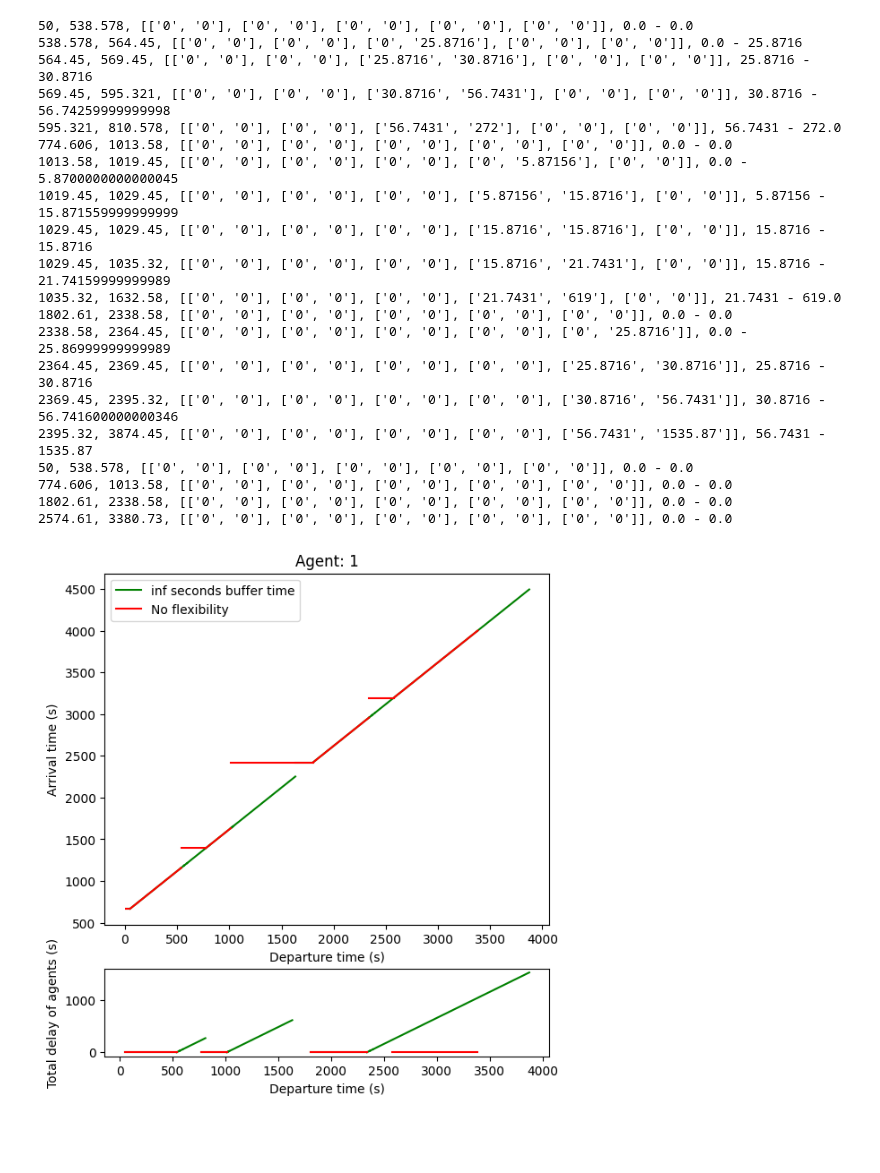
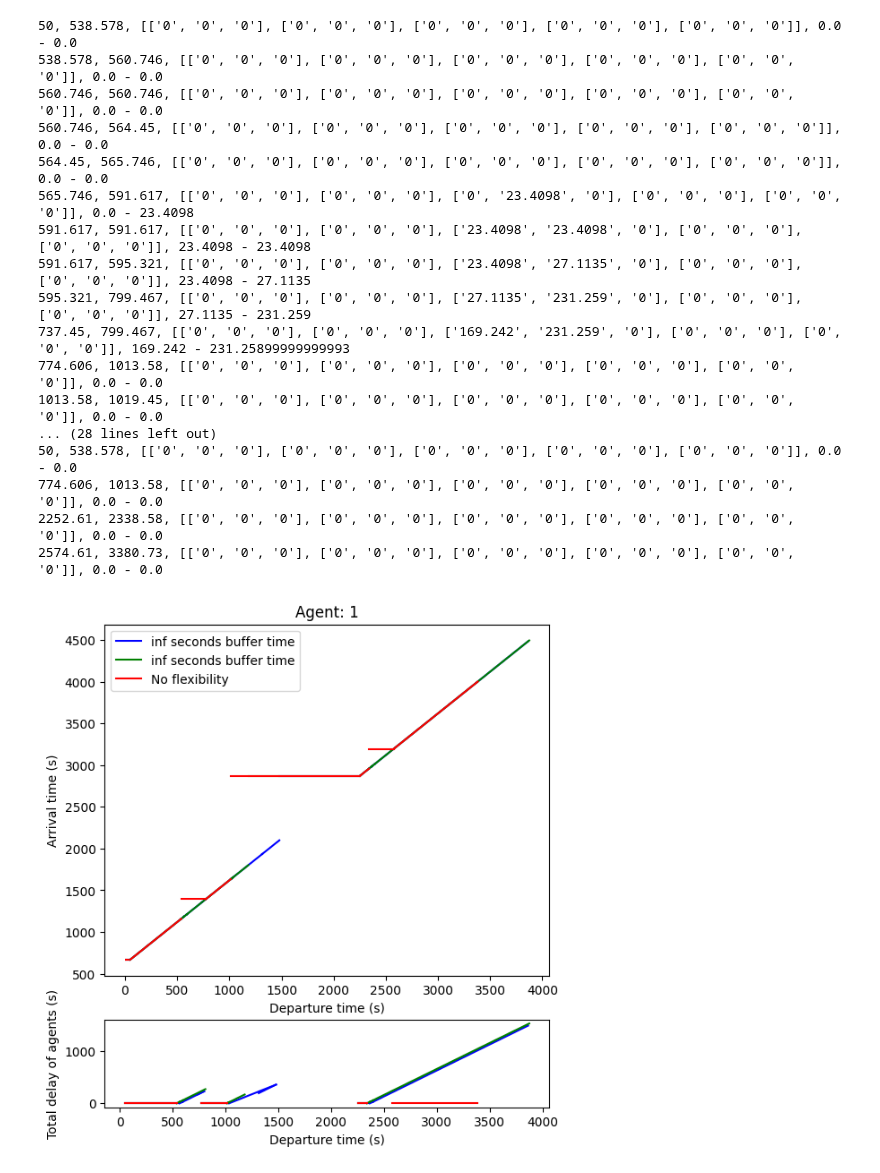
Before and after one commit to GoodGuyMe/delay-replanning-slack, a Jupyter notebook: experiments/blocking_experiments.ipynb, the cells around one changed output. Cells and saved outputs as stored; diff of their text form; code cells hidden in the pictures; blank space fills up the shorter version.

```diff
--- a/experiments/blocking_experiments.ipynb
+++ b/experiments/blocking_experiments.ipynb
@@ -31,9 +31,9 @@ def plot_atf(segments, label, color, eatfs, fig, axs):
 
         print(f"{alpha}, {beta}, {gammas}, {min_gamma} - {max_gamma}")
 
-def generate_intervals(max_buffer, layout, scenario, agent, agent_speed, move, fig, axs, color):
+def generate_intervals(max_buffer, use_recovery_time, layout, scenario, agent, agent_speed, move, fig, axs, color):
     # Generate intervals
-    generate.time_safe_intervals_and_write(layout, scenario, agent["trainNumber"], agent_speed, "output", max_buffer)
+    generate.time_safe_intervals_and_write(layout, scenario, agent["trainNumber"], agent_speed, "output", max_buffer, use_recovery_time)
     # generate.time_safe_intervals_and_write(layout, scenario, -1, 30, "output", max_buffer)
     # start = "r-n3_2" if agent["trainNumber"] == 1 else "t-n3_1"
     start = "r-n3_2"
@@ -61,53 +61,52 @@ layout =   "../data/single_track/woho.json"
 
 scenario_data = json.load(open(scenario))
 train_types = {x["name"]: x for x in scenario_data["types"]}
 for agent in scenario_data['trains']:
     # Get the global end time of scenario
     scenario_end_time = 0
     for i in range(len(agent["movements"])):
         move = agent["movements"][i]
         if 2 * move["endTime"] > scenario_end_time:
             scenario_end_time = 2 * move["endTime"]
     agent_speed = train_types[agent["trainUnitTypes"][0]]["speed"] * 1.09
     # agent_speed = 60
     for move in agent["movements"]:
         fig, axs = plt.subplots(2, gridspec_kw={"height_ratios": [4, 1]})
 
+        generate_intervals(float("inf"), True, layout, scenario, agent, agent_speed, move, fig, axs, color="blue")
+
         # Difference
-        generate_intervals(float("inf"), layout, scenario, agent, agent_speed, move, fig, axs, color="green")
+        generate_intervals(float("inf"), False, layout, scenario, agent, agent_speed, move, fig, axs, color="green")
         # generate_intervals(1000, layout, scenario, agent, agent_speed, move, fig, axs, color="blue")
 
         # baseline
-        generate_intervals(0,   layout, scenario, agent, agent_speed, move, fig, axs, color="red")
+        generate_intervals(0, False, layout, scenario, agent, agent_speed, move, fig, axs, color="red")
 
         title = f"Agent: {agent['trainNumber']}"
         axs[0].set_xlabel("Departure time (s)")
         axs[1].set_xlabel("Departure time (s)")
         axs[0].set_ylabel("Arrival time (s)")
         axs[1].set_ylabel("Total delay of agents (s)")
         axs[0].set_title(title)
         axs[0].legend()
         fig.set_figheight(7)
         plt.show()
 # %% [output]
-50, 538.578, [['0', '0'], ['0', '0'], ['0', '0'], ['0', '0'], ['0', '0']], 0.0 - 0.0
-538.578, 564.45, [['0', '0'], ['0', '0'], ['0', '25.8716'], ['0', '0'], ['0', '0']], 0.0 - 25.8716
-564.45, 569.45, [['0', '0'], ['0', '0'], ['25.8716', '30.8716'], ['0', '0'], ['0', '0']], 25.8716 - 30.8716
-569.45, 595.321, [['0', '0'], ['0', '0'], ['30.8716', '56.7431'], ['0', '0'], ['0', '0']], 30.8716 - 56.74259999999998
-595.321, 810.578, [['0', '0'], ['0', '0'], ['56.7431', '272'], ['0', '0'], ['0', '0']], 56.7431 - 272.0
-774.606, 1013.58, [['0', '0'], ['0', '0'], ['0', '0'], ['0', '0'], ['0', '0']], 0.0 - 0.0
-1013.58, 1019.45, [['0', '0'], ['0', '0'], ['0', '0'], ['0', '5.87156'], ['0', '0']], 0.0 - 5.8700000000000045
-1019.45, 1029.45, [['0', '0'], ['0', '0'], ['0', '0'], ['5.87156', '15.8716'], ['0', '0']], 5.87156 - 15.871559999999999
-1029.45, 1029.45, [['0', '0'], ['0', '0'], ['0', '0'], ['15.8716', '15.8716'], ['0', '0']], 15.8716 - 15.8716
-1029.45, 1035.32, [['0', '0'], ['0', '0'], ['0', '0'], ['15.8716', '21.7431'], ['0', '0']], 15.8716 - 21.74159999999989
-1035.32, 1632.58, [['0', '0'], ['0', '0'], ['0', '0'], ['21.7431', '619'], ['0', '0']], 21.7431 - 619.0
-1802.61, 2338.58, [['0', '0'], ['0', '0'], ['0', '0'], ['0', '0'], ['0', '0']], 0.0 - 0.0
-2338.58, 2364.45, [['0', '0'], ['0', '0'], ['0', '0'], ['0', '0'], ['0', '25.8716']], 0.0 - 25.86999999999989
-2364.45, 2369.45, [['0', '0'], ['0', '0'], ['0', '0'], ['0', '0'], ['25.8716', '30.8716']], 25.8716 - 30.8716
-2369.45, 2395.32, [['0', '0'], ['0', '0'], ['0', '0'], ['0', '0'], ['30.8716', '56.7431']], 30.8716 - 56.741600000000346
-2395.32, 3874.45, [['0', '0'], ['0', '0'], ['0', '0'], ['0', '0'], ['56.7431', '1535.87']], 56.7431 - 1535.87
-50, 538.578, [['0', '0'], ['0', '0'], ['0', '0'], ['0', '0'], ['0', '0']], 0.0 - 0.0
-774.606, 1013.58, [['0', '0'], ['0', '0'], ['0', '0'], ['0', '0'], ['0', '0']], 0.0 - 0.0
-1802.61, 2338.58, [['0', '0'], ['0', '0'], ['0', '0'], ['0', '0'], ['0', '0']], 0.0 - 0.0
-2574.61, 3380.73, [['0', '0'], ['0', '0'], ['0', '0'], ['0', '0'], ['0', '0']], 0.0 - 0.0
+50, 538.578, [['0', '0', '0'], ['0', '0', '0'], ['0', '0', '0'], ['0', '0', '0'], ['0', '0', '0']], 0.0 - 0.0
+538.578, 560.746, [['0', '0', '0'], ['0', '0', '0'], ['0', '0', '0'], ['0', '0', '0'], ['0', '0', '0']], 0.0 - 0.0
+560.746, 560.746, [['0', '0', '0'], ['0', '0', '0'], ['0', '0', '0'], ['0', '0', '0'], ['0', '0', '0']], 0.0 - 0.0
+560.746, 564.45, [['0', '0', '0'], ['0', '0', '0'], ['0', '0', '0'], ['0', '0', '0'], ['0', '0', '0']], 0.0 - 0.0
+564.45, 565.746, [['0', '0', '0'], ['0', '0', '0'], ['0', '0', '0'], ['0', '0', '0'], ['0', '0', '0']], 0.0 - 0.0
+565.746, 591.617, [['0', '0', '0'], ['0', '0', '0'], ['0', '23.4098', '0'], ['0', '0', '0'], ['0', '0', '0']], 0.0 - 23.4098
+591.617, 591.617, [['0', '0', '0'], ['0', '0', '0'], ['23.4098', '23.4098', '0'], ['0', '0', '0'], ['0', '0', '0']], 23.4098 - 23.4098
+591.617, 595.321, [['0', '0', '0'], ['0', '0', '0'], ['23.4098', '27.1135', '0'], ['0', '0', '0'], ['0', '0', '0']], 23.4098 - 27.1135
+595.321, 799.467, [['0', '0', '0'], ['0', '0', '0'], ['27.1135', '231.259', '0'], ['0', '0', '0'], ['0', '0', '0']], 27.1135 - 231.259
+737.45, 799.467, [['0', '0', '0'], ['0', '0', '0'], ['169.242', '231.259', '0'], ['0', '0', '0'], ['0', '0', '0']], 169.242 - 231.25899999999993
+774.606, 1013.58, [['0', '0', '0'], ['0', '0', '0'], ['0', '0', '0'], ['0', '0', '0'], ['0', '0', '0']], 0.0 - 0.0
+1013.58, 1019.45, [['0', '0', '0'], ['0', '0', '0'], ['0', '0', '0'], ['0', '0', '0'], ['0', '0', '0']], 0.0 - 0.0
+... (28 lines left out)
+50, 538.578, [['0', '0', '0'], ['0', '0', '0'], ['0', '0', '0'], ['0', '0', '0'], ['0', '0', '0']], 0.0 - 0.0
+774.606, 1013.58, [['0', '0', '0'], ['0', '0', '0'], ['0', '0', '0'], ['0', '0', '0'], ['0', '0', '0']], 0.0 - 0.0
+2252.61, 2338.58, [['0', '0', '0'], ['0', '0', '0'], ['0', '0', '0'], ['0', '0', '0'], ['0', '0', '0']], 0.0 - 0.0
+2574.61, 3380.73, [['0', '0', '0'], ['0', '0', '0'], ['0', '0', '0'], ['0', '0', '0'], ['0', '0', '0']], 0.0 - 0.0
-[figure, old version]
+[figure, new version]
```
Also changed, not shown: parts of 1 cell of this notebook, 2 other files.
